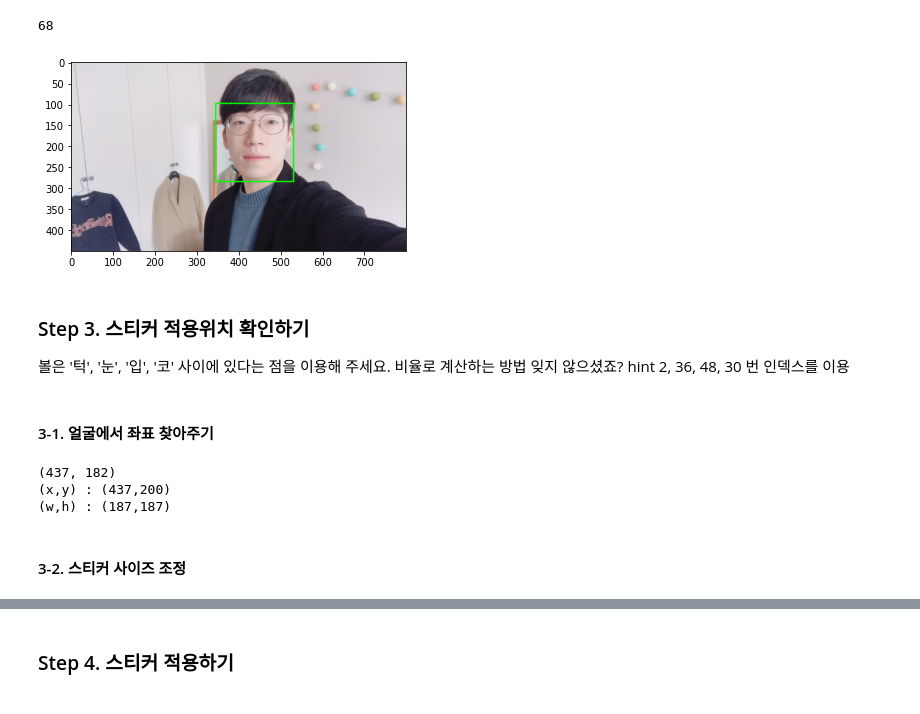
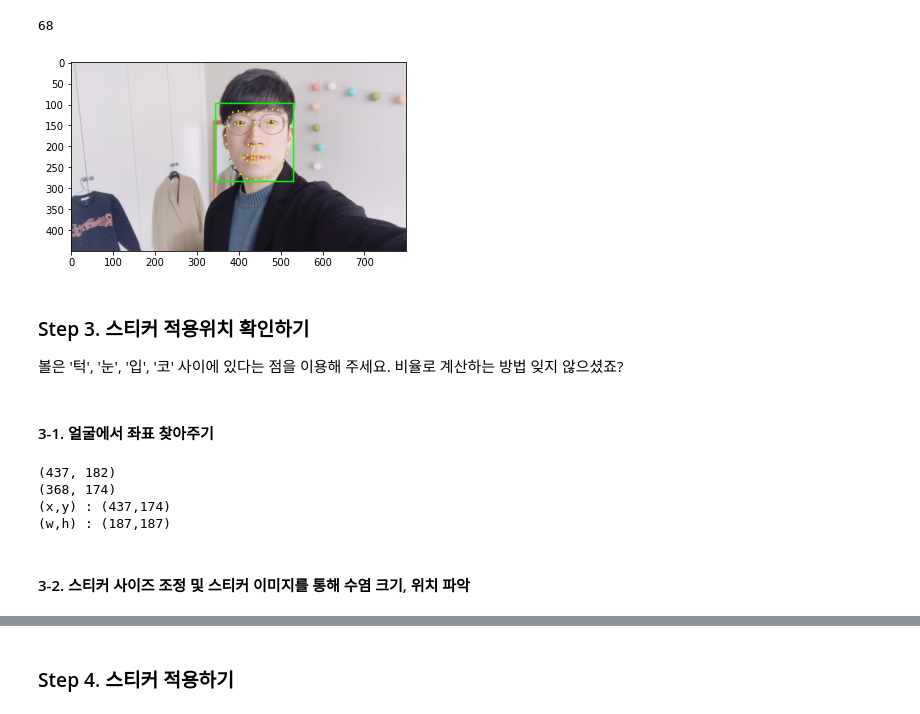
Before and after one commit to Namu1111/Aiffel-Node-2-Github-, a Jupyter notebook: E3. Camera_sticker_app.ipynb, the cells around one changed output, grey strips where cells are left out. Cells and saved outputs as stored; diff of their text form; code cells hidden in the pictures.

```diff
--- a/E3. Camera_sticker_app.ipynb
+++ b/E3. Camera_sticker_app.ipynb
@@ -88,34 +90,34 @@ print(len(list_landmarks[0]))
 # %%
 # 출력
 for landmark in list_landmarks:
     for idx, point in enumerate(list_points):
-        cv2.circle(img_show_rgb, point, 2, (0, 255, 255), -1)
+        cv2.circle(img_show, point, 2, (0, 255, 255), -1) # img_show (출력용 사진)에 point를 노란색으로 그려줘.
 
 img_show_rgb = cv2.cvtColor(img_show, cv2.COLOR_BGR2RGB)
 plt.imshow(img_show_rgb)
 plt.show()
 # %% [output]
-[figure, old version]
+[figure, new version]
 # %% [markdown]
 ### Step 3. 스티커 적용위치 확인하기
 볼은 '턱', '눈', '입', '코' 사이에 있다는 점을 이용해 주세요. 비율로 계산하는 방법 잊지 않으셨죠?
-hint 2, 36, 48, 30 번 인덱스를 이용
 # %% [markdown]
 #### 3-1. 얼굴에서 좌표 찾아주기
 # %%
-# 사진에서 위치 탐색
 for dlib_rect, landmark in zip(dlib_rects, list_landmarks):
-    print (landmark[30]) # nose center index : 30
+    print (landmark[30]) # nose center index : 30. x 좌표의 기준점이 된다.
+    print(landmark[1]) # 고양이 왼쪽 수염 맨위의 지점이 올수 있는 y 좌표의 기준점이 된다.
     x = landmark[30][0]
-    y = landmark[30][1] + dlib_rect.width()//10
+    y = landmark[1][1]
     w = dlib_rect.width()
     h = dlib_rect.width()
     print ('(x,y) : (%d,%d)'%(x,y))
     print ('(w,h) : (%d,%d)'%(w,h))
 # %% [output]
 (437, 182)
-(x,y) : (437,200)
+(368, 174)
+(x,y) : (437,174)
 (w,h) : (187,187)
 # %% [markdown]
-#### 3-2. 스티커 사이즈 조정
+#### 3-2. 스티커 사이즈 조정 및 스티커 이미지를 통해 수염 크기, 위치 파악
 # %%
```
Also changed, not shown: parts of 9 cells of this notebook.
